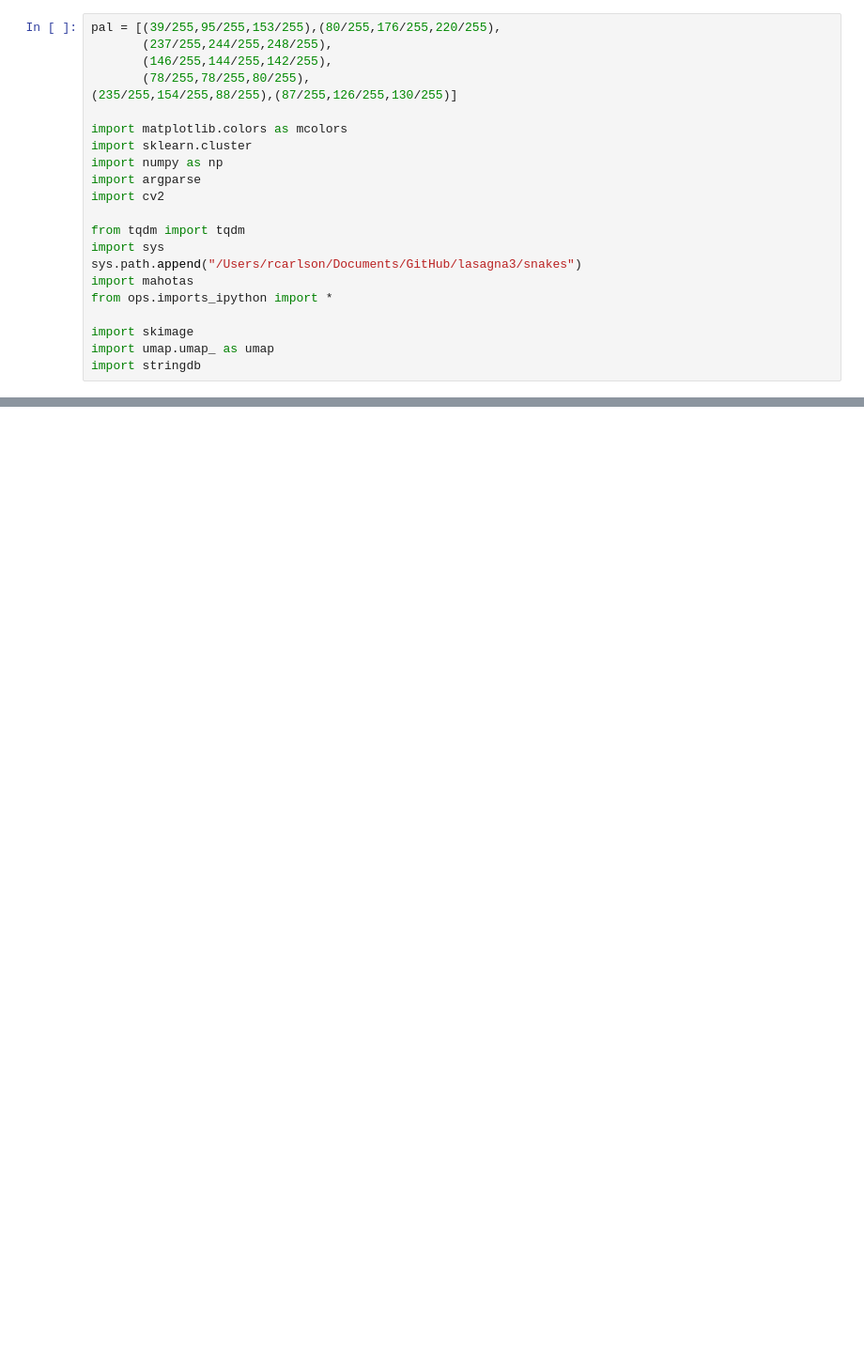
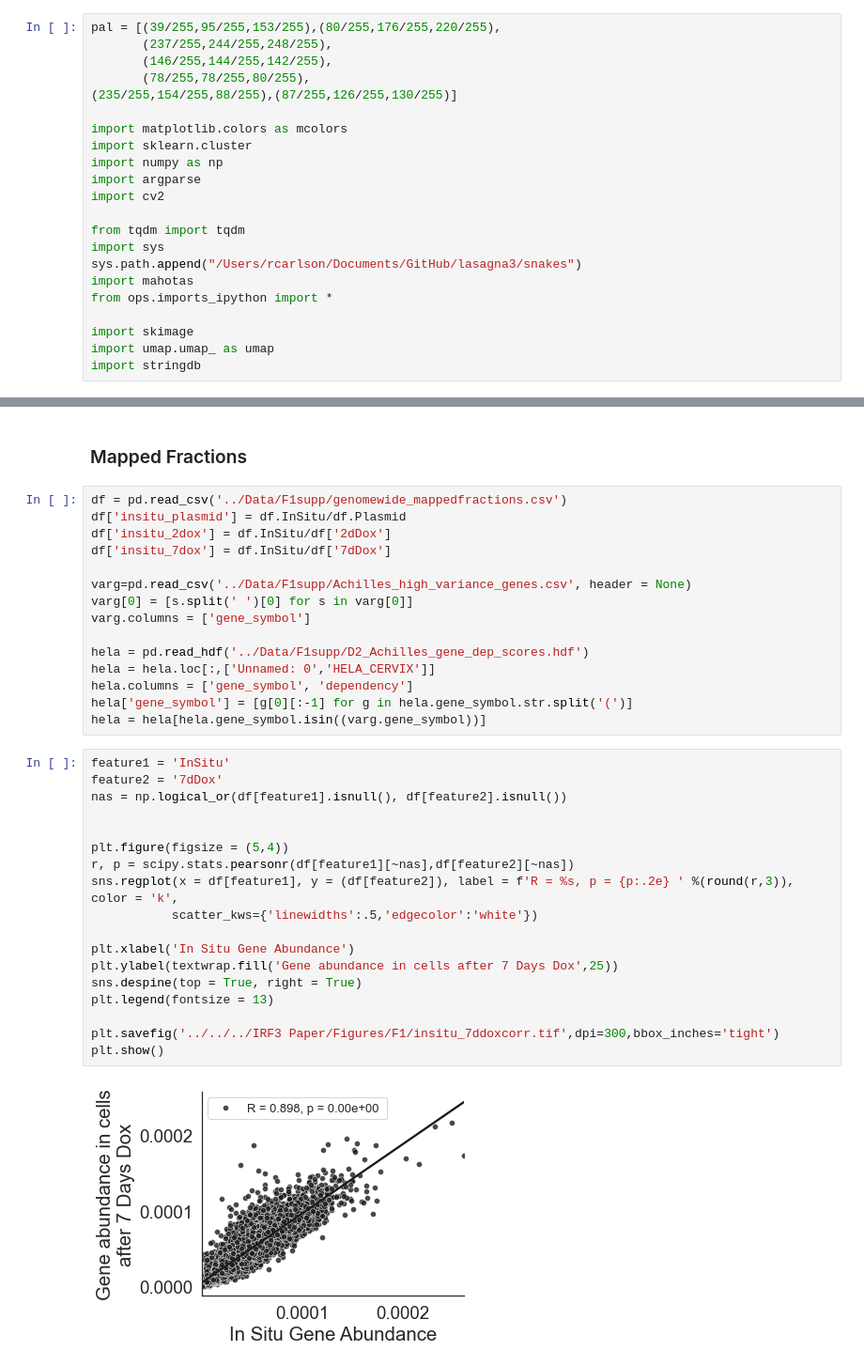
Before and after one commit to beccajcarlson/IRF3OpticalPooledScreen, a Jupyter notebook: CodeforFigures/Figure1_Supp.ipynb, the cells around one changed output, grey strips where cells are left out. Shown: that part at 94% size. Saved outputs shown, nothing was run; the diff lists cells and outputs as text; blank space fills up the shorter version.

```diff
--- a/CodeforFigures/Figure1_Supp.ipynb
+++ b/CodeforFigures/Figure1_Supp.ipynb
@@ -85,0 +105,37 @@ print(np.mean(corrs0),np.mean(corrs1),np.mean(corrs2),np.mean(corrs3))
+# %% [markdown]
+### Mapped Fractions
+# %%
+df = pd.read_csv('../Data/F1supp/genomewide_mappedfractions.csv')
+df['insitu_plasmid'] = df.InSitu/df.Plasmid
+df['insitu_2dox'] = df.InSitu/df['2dDox']
+df['insitu_7dox'] = df.InSitu/df['7dDox']
+
+varg=pd.read_csv('../Data/F1supp/Achilles_high_variance_genes.csv', header = None)
+varg[0] = [s.split(' ')[0] for s in varg[0]]
+varg.columns = ['gene_symbol']
+
+hela = pd.read_hdf('../Data/F1supp/D2_Achilles_gene_dep_scores.hdf')
+hela = hela.loc[:,['Unnamed: 0','HELA_CERVIX']]
+hela.columns = ['gene_symbol', 'dependency']
+hela['gene_symbol'] = [g[0][:-1] for g in hela.gene_symbol.str.split('(')]
+hela = hela[hela.gene_symbol.isin((varg.gene_symbol))]
+# %%
+feature1 = 'InSitu'
+feature2 = '7dDox'
+nas = np.logical_or(df[feature1].isnull(), df[feature2].isnull())
+
+
+plt.figure(figsize = (5,4))
+r, p = scipy.stats.pearsonr(df[feature1][~nas],df[feature2][~nas])
+sns.regplot(x = df[feature1], y = (df[feature2]), label = f'R = %s, p = {p:.2e} ' %(round(r,3)), color = 'k',
+           scatter_kws={'linewidths':.5,'edgecolor':'white'})
+
+plt.xlabel('In Situ Gene Abundance')
+plt.ylabel(textwrap.fill('Gene abundance in cells after 7 Days Dox',25))
+sns.despine(top = True, right = True)
+plt.legend(fontsize = 13)
+
+plt.savefig('../../../IRF3 Paper/Figures/F1/insitu_7ddoxcorr.tif',dpi=300,bbox_inches='tight')
+plt.show()
+# %% [output]
+[figure, added]
```
Also changed, not shown: parts of 9 cells of this notebook, 7 other files.
